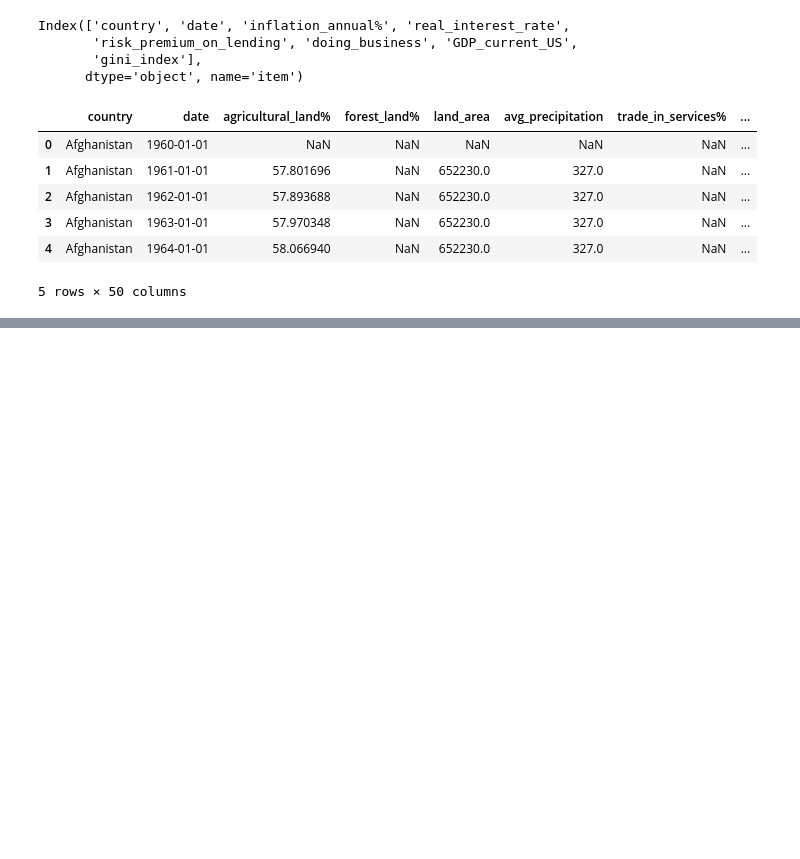
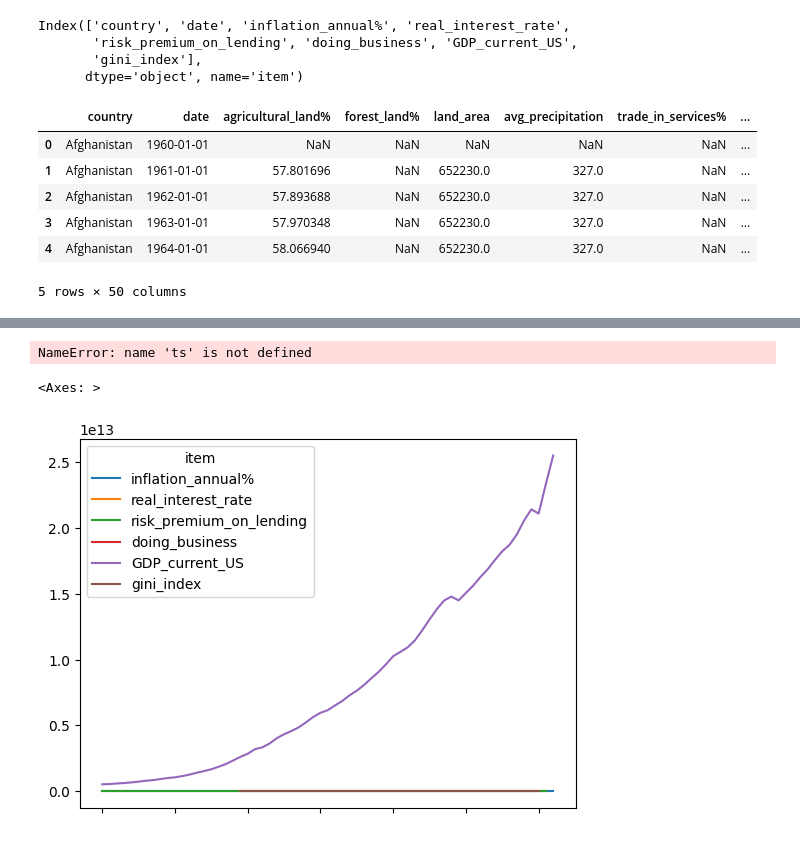
Before and after one commit to tylerchg/Personal-Project, a Jupyter notebook: Code Tests.ipynb, the cells around one changed output, grey strips where cells are left out. Saved outputs shown, nothing was run; the diff lists cells and outputs as text; code cells hidden in the pictures; blank space fills up the shorter version.

```diff
--- a/Code Tests.ipynb
+++ b/Code Tests.ipynb
@@ -142,0 +316,9 @@ data2.head()
+# %%
+ts.plot()
+# %% [output]
+NameError: name 'ts' is not defined
+# %%
+f_data2.plot()
+# %% [output]
+<Axes: >
+[figure, added]
```
Also changed, not shown: parts of 28 cells of this notebook, 1 other file.
